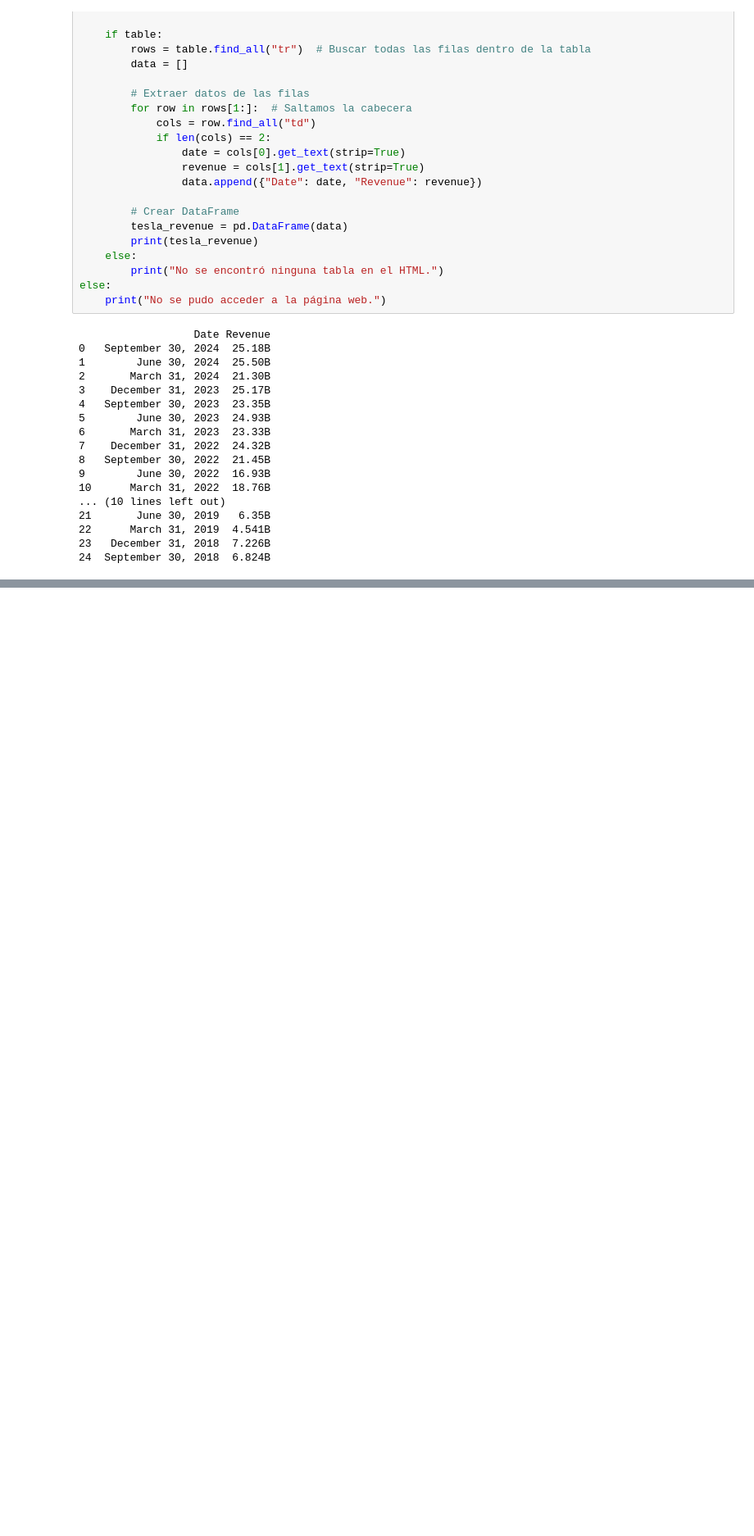
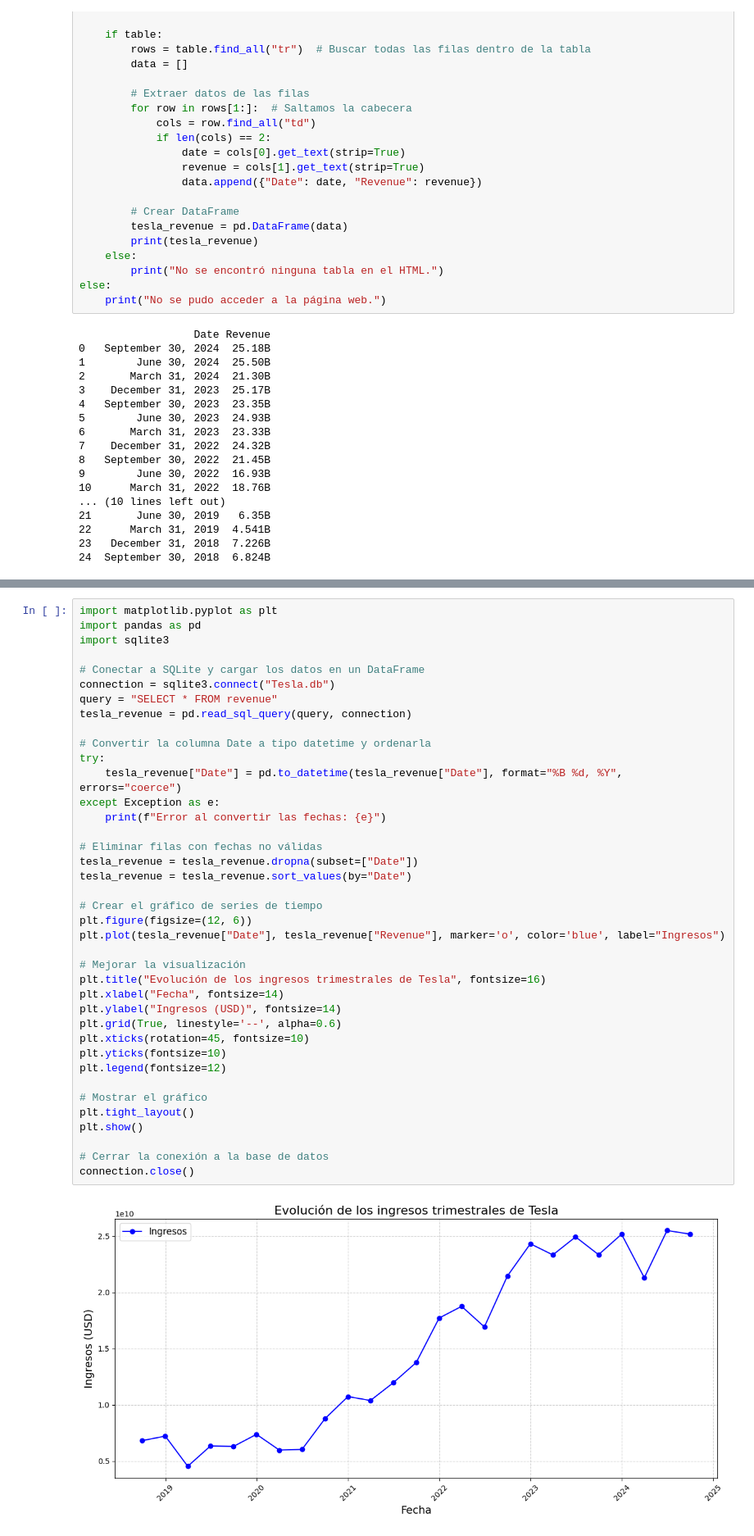
Before and after one commit to jenuzho/web-scraping-project-tutorial, a Jupyter notebook: src/explore.es.ipynb, the cells around one changed output, grey strips where cells are left out. Shown: that part at 82% size. Drawn from its saved outputs; the diff is of its cells as text; blank space fills up the shorter version.

```diff
--- a/src/explore.es.ipynb
+++ b/src/explore.es.ipynb
@@ -107,0 +172,41 @@ else:
+# %%
+import matplotlib.pyplot as plt
+import pandas as pd
+import sqlite3
+
+# Conectar a SQLite y cargar los datos en un DataFrame
+connection = sqlite3.connect("Tesla.db")
+query = "SELECT * FROM revenue"
+tesla_revenue = pd.read_sql_query(query, connection)
+
+# Convertir la columna Date a tipo datetime y ordenarla
+try:
+    tesla_revenue["Date"] = pd.to_datetime(tesla_revenue["Date"], format="%B %d, %Y", errors="coerce")
+except Exception as e:
+    print(f"Error al convertir las fechas: {e}")
+
+# Eliminar filas con fechas no válidas
+tesla_revenue = tesla_revenue.dropna(subset=["Date"])
+tesla_revenue = tesla_revenue.sort_values(by="Date")
+
+# Crear el gráfico de series de tiempo
+plt.figure(figsize=(12, 6))
+plt.plot(tesla_revenue["Date"], tesla_revenue["Revenue"], marker='o', color='blue', label="Ingresos")
+
+# Mejorar la visualización
+plt.title("Evolución de los ingresos trimestrales de Tesla", fontsize=16)
+plt.xlabel("Fecha", fontsize=14)
+plt.ylabel("Ingresos (USD)", fontsize=14)
+plt.grid(True, linestyle='--', alpha=0.6)
+plt.xticks(rotation=45, fontsize=10)
+plt.yticks(fontsize=10)
+plt.legend(fontsize=12)
+
+# Mostrar el gráfico
+plt.tight_layout()
+plt.show()
+
+# Cerrar la conexión a la base de datos
+connection.close()
+# %% [output]
+[figure, added]
```
Also changed, not shown: parts of 4 cells of this notebook, 1 other file.
